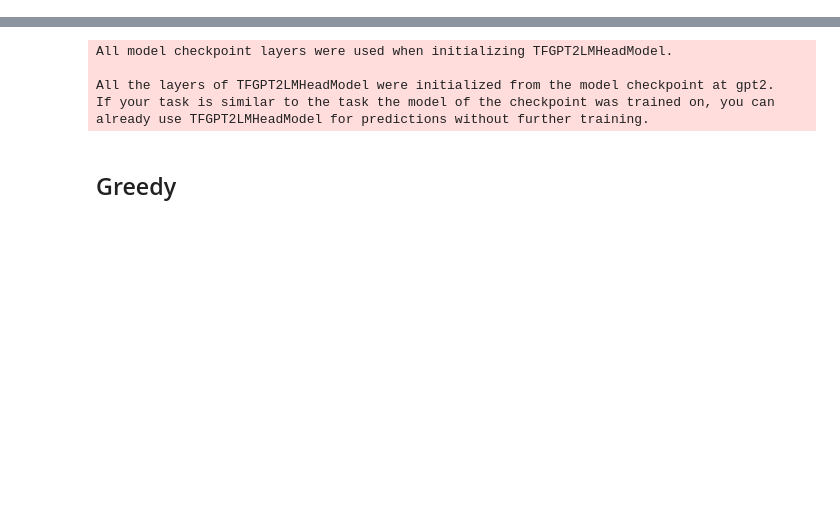
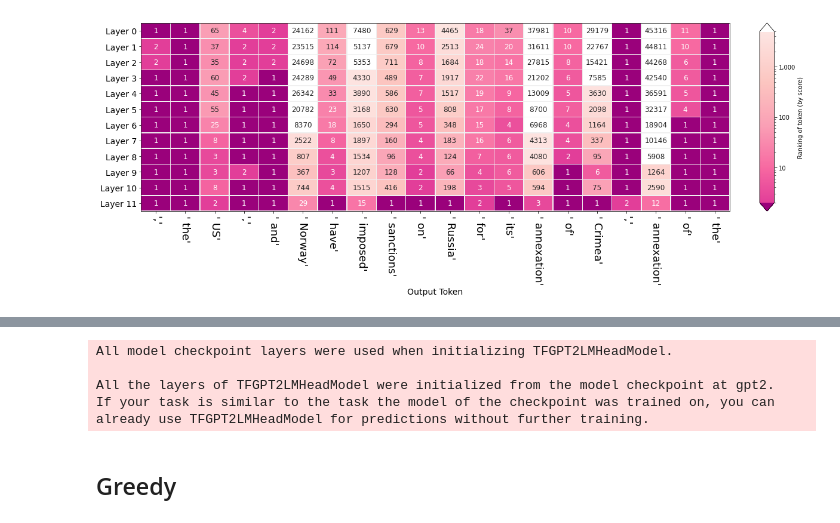
Before and after one commit to Nempickaxe/mini_projects, a Jupyter notebook: Language_model_decoding_parameters.ipynb, the cells around one changed output, grey strips where cells are left out. Cells and saved outputs as stored; diff of their text form; code cells hidden in the pictures; blank space fills up the shorter version.

```diff
--- a/Language_model_decoding_parameters.ipynb
+++ b/Language_model_decoding_parameters.ipynb
@@ -22,0 +60,4 @@ Successfully installed sacremoses-0.0.43 tokenizers-0.9.4 transformers-4.2.1
+# %%
+output.rankings()
+# %% [output]
+[figure, added]
```
Also changed, not shown: parts of 27 cells of this notebook.
